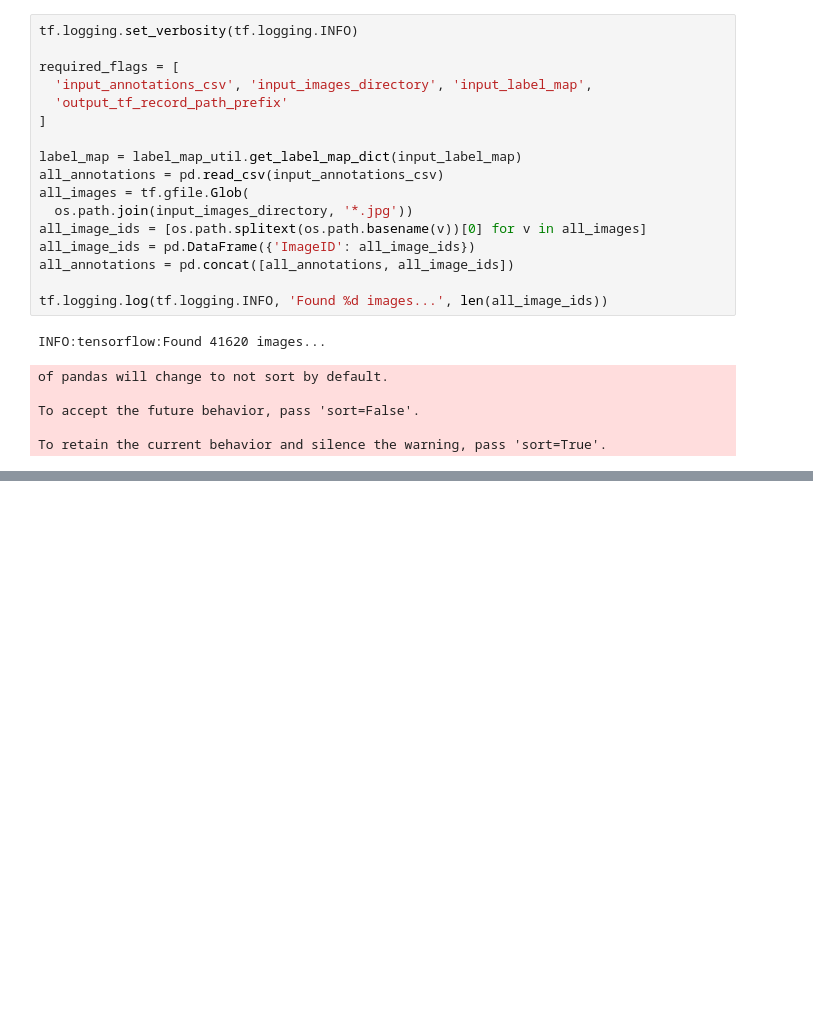
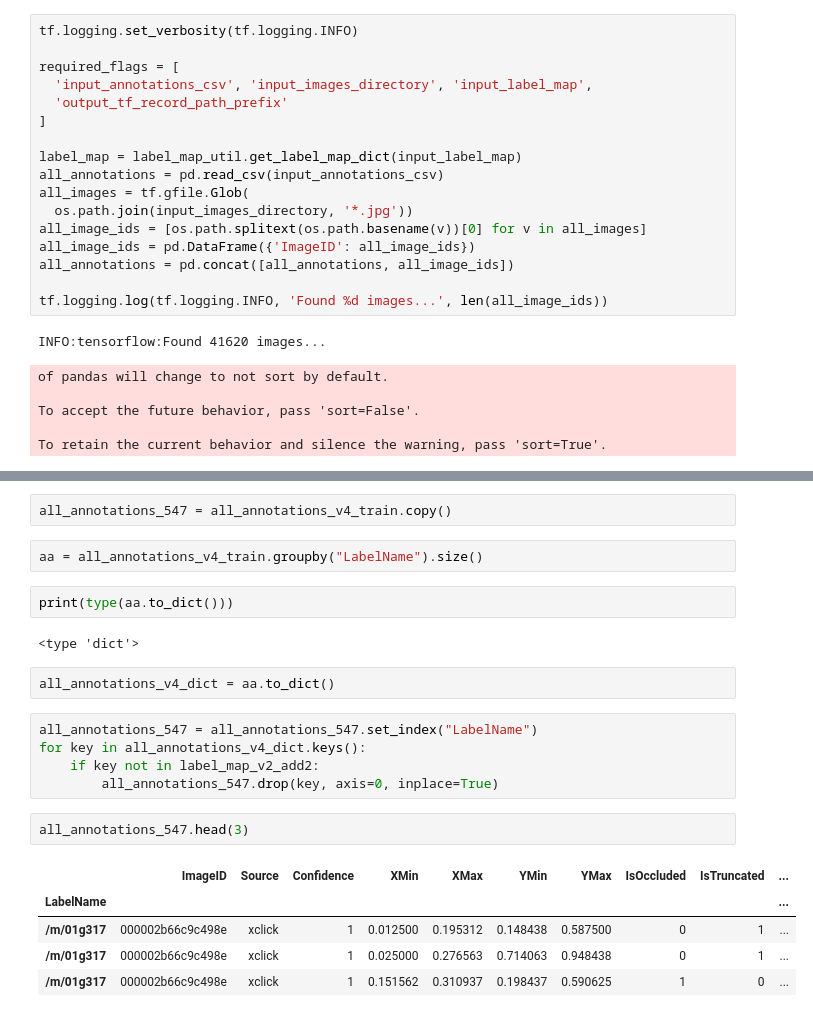
Before and after one commit to qoo/models, a Jupyter notebook: research/object_detection/create_tf_record_545.ipynb, the cells around one changed output, grey strips where cells are left out. Cells and saved outputs as stored; diff of their text form; blank space fills up the shorter version.

```diff
--- a/research/object_detection/create_tf_record_545.ipynb
+++ b/research/object_detection/create_tf_record_545.ipynb
@@ -59,0 +139,23 @@ To retain the current behavior and silence the warning, pass 'sort=True'.
+# %%
+all_annotations_547 = all_annotations_v4_train.copy()
+# %%
+aa = all_annotations_v4_train.groupby("LabelName").size()
+# %%
+print(type(aa.to_dict()))
+# %% [output]
+<type 'dict'>
+# %%
+all_annotations_v4_dict = aa.to_dict()
+# %%
+all_annotations_547 = all_annotations_547.set_index("LabelName")
+for key in all_annotations_v4_dict.keys():
+    if key not in label_map_v2_add2:
+        all_annotations_547.drop(key, axis=0, inplace=True)
+# %%
+all_annotations_547.head(3)
+# %% [output]
+|  | ImageID | Source | Confidence | XMin | XMax | YMin | YMax | IsOccluded | IsTruncated | ... |
+| LabelName |  |  |  |  |  |  |  |  |  | ... |
+| /m/01g317 | 000002b66c9c498e | xclick | 1 | 0.012500 | 0.195312 | 0.148438 | 0.587500 | 0 | 1 | ... |
+| /m/01g317 | 000002b66c9c498e | xclick | 1 | 0.025000 | 0.276563 | 0.714063 | 0.948438 | 0 | 1 | ... |
+| /m/01g317 | 000002b66c9c498e | xclick | 1 | 0.151562 | 0.310937 | 0.198437 | 0.590625 | 1 | 0 | ... |
```
Also changed, not shown: parts of 18 cells of this notebook, 2 other files.
